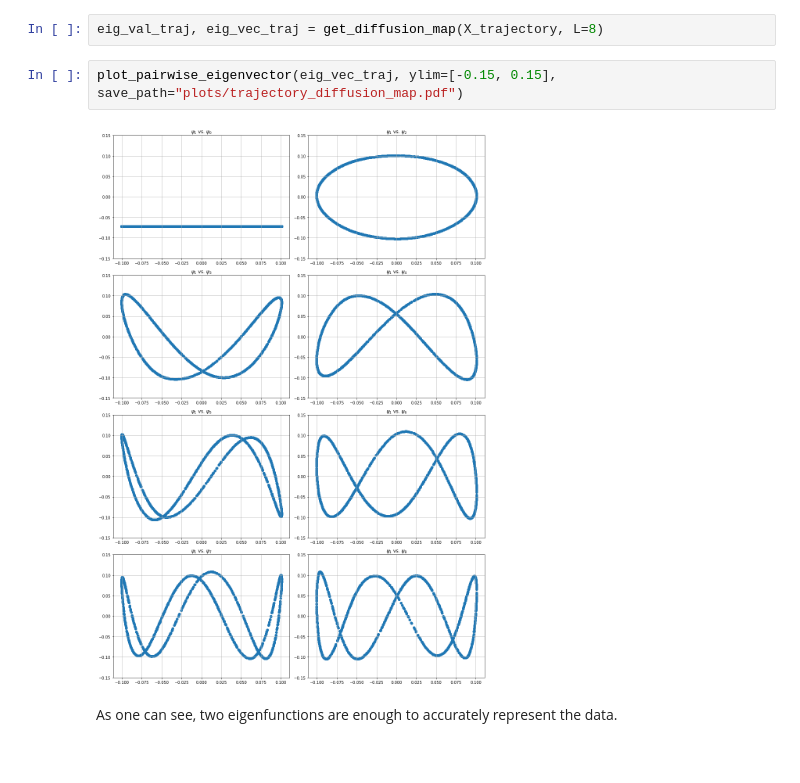
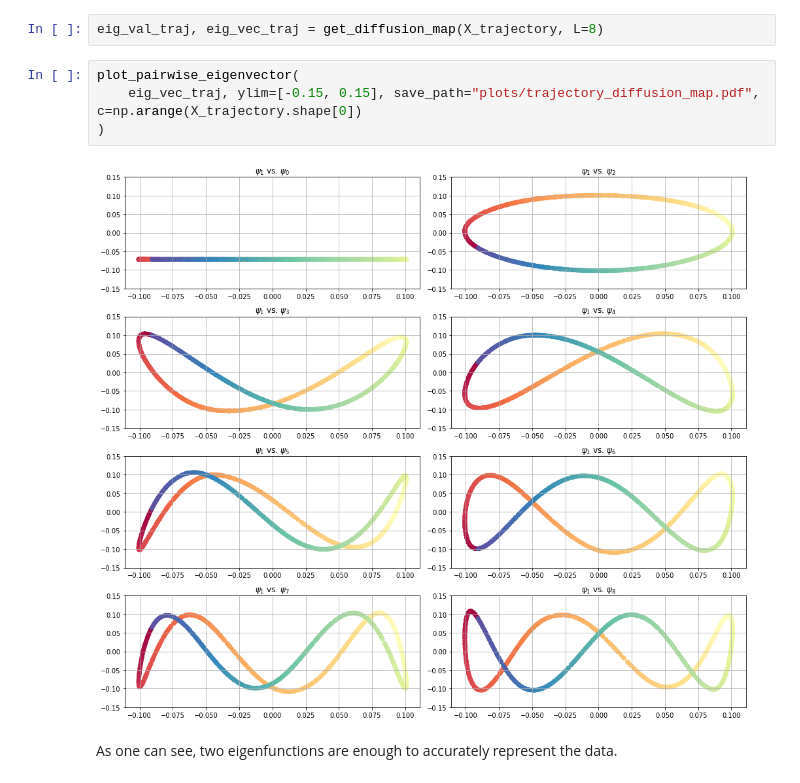
Before and after one commit to sonmikrafft-uni-MLCMS/ex4, a Jupyter notebook: task_2.ipynb, the cells around one changed output. Cells and saved outputs as stored; diff of their text form.

```diff
--- a/task_2.ipynb
+++ b/task_2.ipynb
@@ -253,9 +253,11 @@ fig.savefig("plots/trajectory_dataset_3d.pdf", bbox_inches="tight")
 # %%
 eig_val_traj, eig_vec_traj = get_diffusion_map(X_trajectory, L=8)
 # %%
-plot_pairwise_eigenvector(eig_vec_traj, ylim=[-0.15, 0.15], save_path="plots/trajectory_diffusion_map.pdf")
+plot_pairwise_eigenvector(
+    eig_vec_traj, ylim=[-0.15, 0.15], save_path="plots/trajectory_diffusion_map.pdf", c=np.arange(X_trajectory.shape[0])
+)
 # %% [output]
-[figure, old version]
+[figure, new version]
 # %% [markdown]
 As one can see, two eigenfunctions are enough to accurately represent the data.
 # %%
```
Also changed, not shown: parts of 8 cells of this notebook.
